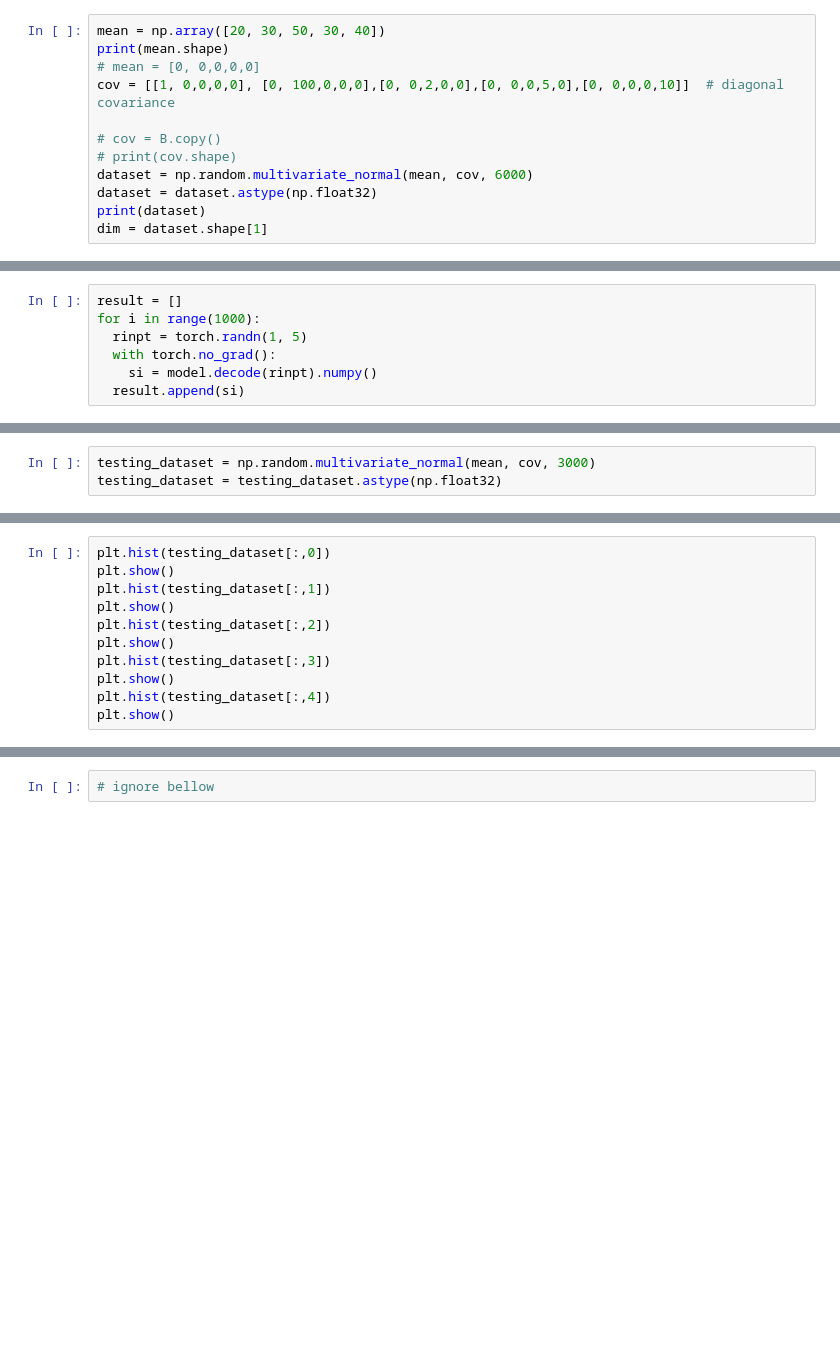
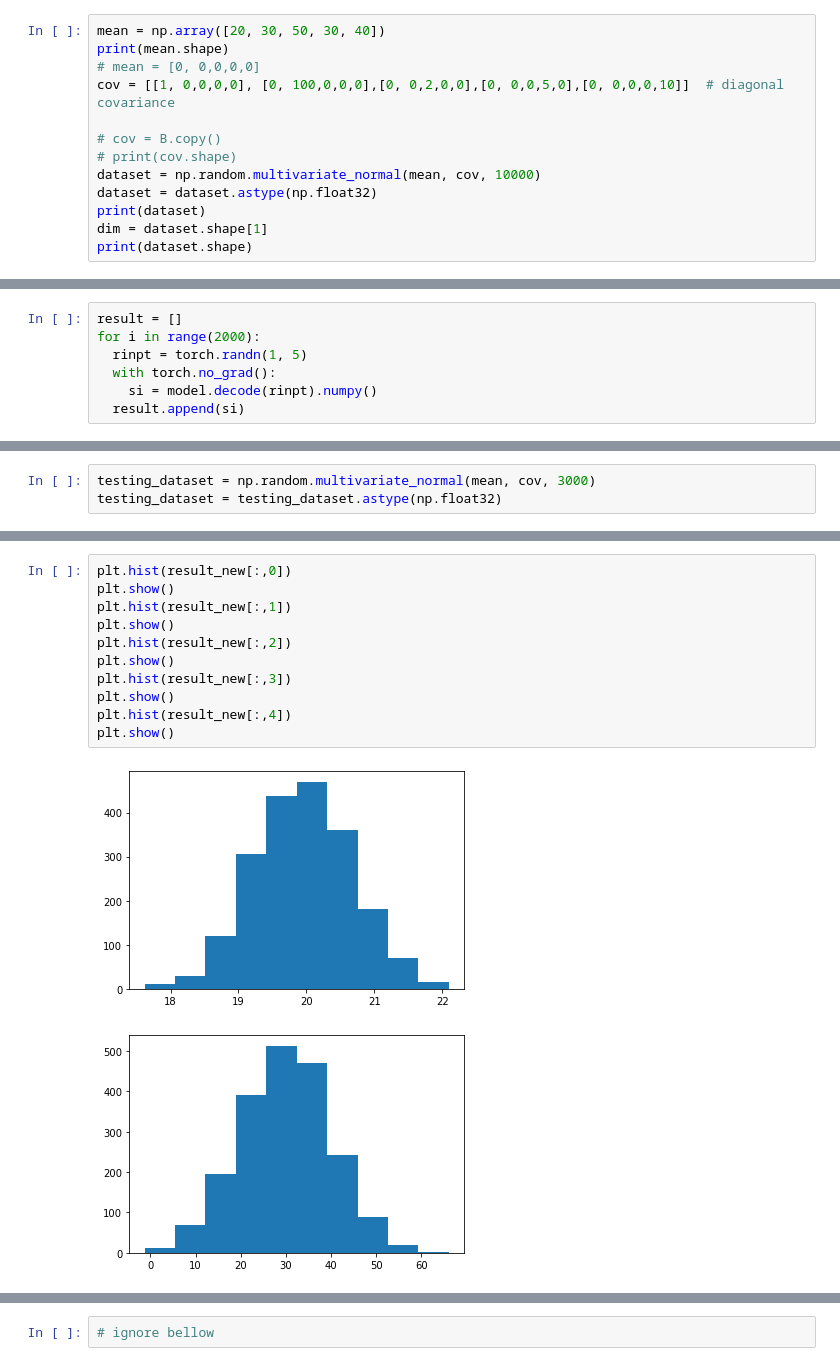
Before and after one commit to Biomedical-Data-Design/Interpretable-ML, a Jupyter notebook: autoencoder.ipynb, the cells around one changed output, grey strips where cells are left out. Saved outputs shown, nothing was run; the diff lists cells and outputs as text; blank space fills up the shorter version.

```diff
--- a/autoencoder.ipynb
+++ b/autoencoder.ipynb
@@ -19,9 +20,10 @@ cov = [[1, 0,0,0,0], [0, 100,0,0,0],[0, 0,2,0,0],[0, 0,0,5,0],[0, 0,0,0,10]]  #
 
 # cov = B.copy()
 # print(cov.shape)
-dataset = np.random.multivariate_normal(mean, cov, 6000)
+dataset = np.random.multivariate_normal(mean, cov, 10000)
 dataset = dataset.astype(np.float32)
 print(dataset)
 dim = dataset.shape[1]
+print(dataset.shape)
 # %% [output]
 (5,)
@@ -144,6 +150,6 @@ Epoch:1000, Loss:1120.5752
 # %%
 result = []
-for i in range(1000):
+for i in range(2000):
   rinpt = torch.randn(1, 5)
   with torch.no_grad():
     si = model.decode(rinpt).numpy()
@@ -242,11 +234,14 @@ plt.show()
-# %%
-plt.hist(testing_dataset[:,0])
-plt.show()
-plt.hist(testing_dataset[:,1])
-plt.show()
-plt.hist(testing_dataset[:,2])
-plt.show()
-plt.hist(testing_dataset[:,3])
-plt.show()
-plt.hist(testing_dataset[:,4])
-plt.show()
+# %%
+plt.hist(result_new[:,0])
+plt.show()
+plt.hist(result_new[:,1])
+plt.show()
+plt.hist(result_new[:,2])
+plt.show()
+plt.hist(result_new[:,3])
+plt.show()
+plt.hist(result_new[:,4])
+plt.show()
+# %% [output]
+[figure, added]
+[figure, added]
```
Also changed, not shown: parts of 24 cells of this notebook.
